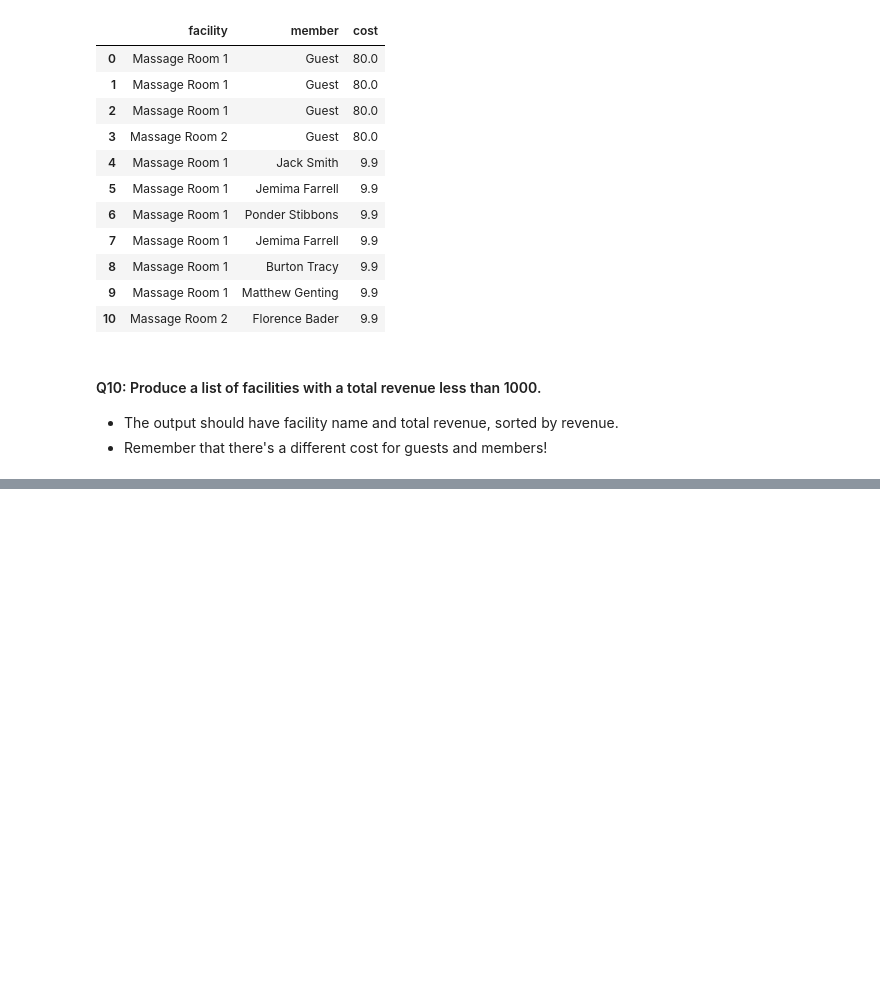
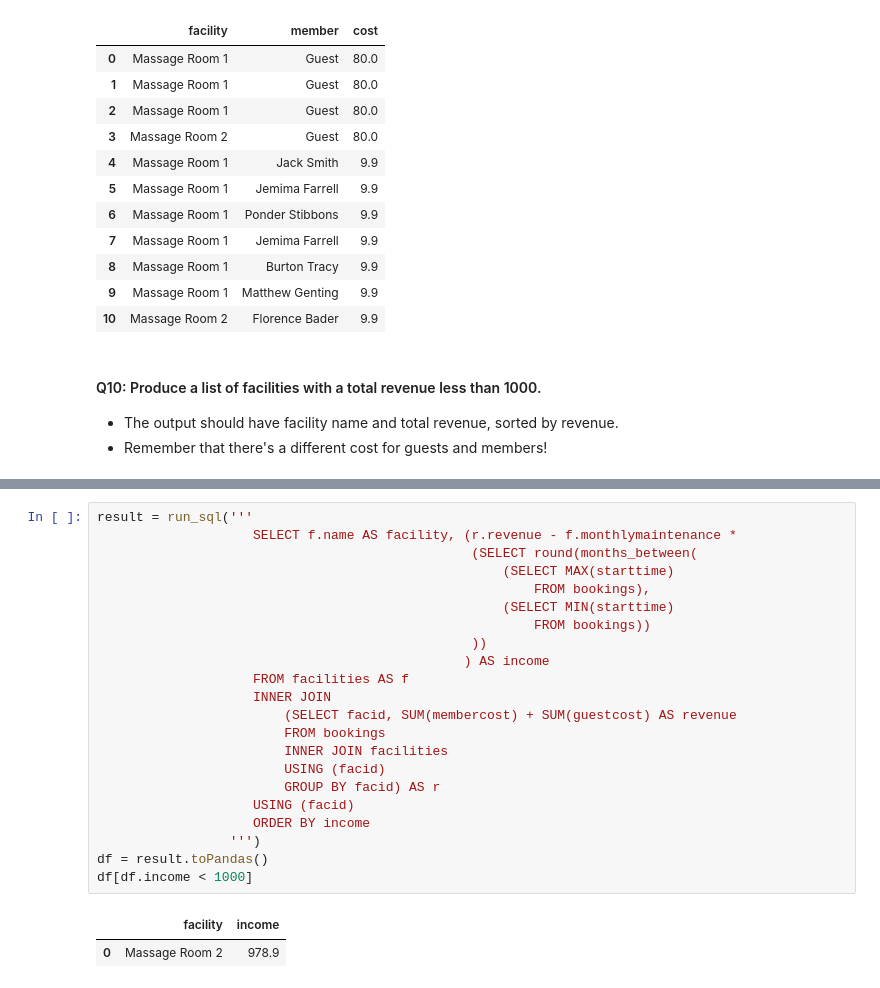
Before and after one commit to elbertsoftware/SpringboardAIC, a Jupyter notebook: mini-projects/aic-5_6_6-sql-at-scale-with-spark-mini-project/Mini_Project_SQL_with_Spark.ipynb, the cells around one changed output, grey strips where cells are left out. Saved outputs shown, nothing was run; the diff lists cells and outputs as text; blank space fills up the shorter version.

Commit message:
Answered Q10 again by calculating income (net profit) instead of revenue

```diff
--- a/mini-projects/aic-5_6_6-sql-at-scale-with-spark-mini-project/Mini_Project_SQL_with_Spark.ipynb
+++ b/mini-projects/aic-5_6_6-sql-at-scale-with-spark-mini-project/Mini_Project_SQL_with_Spark.ipynb
@@ -412,0 +419,25 @@ result.toPandas()
+# %%
+result = run_sql('''
+                    SELECT f.name AS facility, (r.revenue - f.monthlymaintenance *
+                                                (SELECT round(months_between(
+                                                    (SELECT MAX(starttime)
+                                                        FROM bookings),
+                                                    (SELECT MIN(starttime)
+                                                        FROM bookings))
+                                                ))
+                                               ) AS income
+                    FROM facilities AS f
+                    INNER JOIN
+                        (SELECT facid, SUM(membercost) + SUM(guestcost) AS revenue
+                        FROM bookings
+                        INNER JOIN facilities
+                        USING (facid)
+                        GROUP BY facid) AS r
+                    USING (facid)
+                    ORDER BY income
+                 ''')
+df = result.toPandas()
+df[df.income < 1000]
+# %% [output]
+|  | facility | income |
+| 0 | Massage Room 2 | 978.9 |
```
Also changed, not shown: parts of 2 cells of this notebook.
